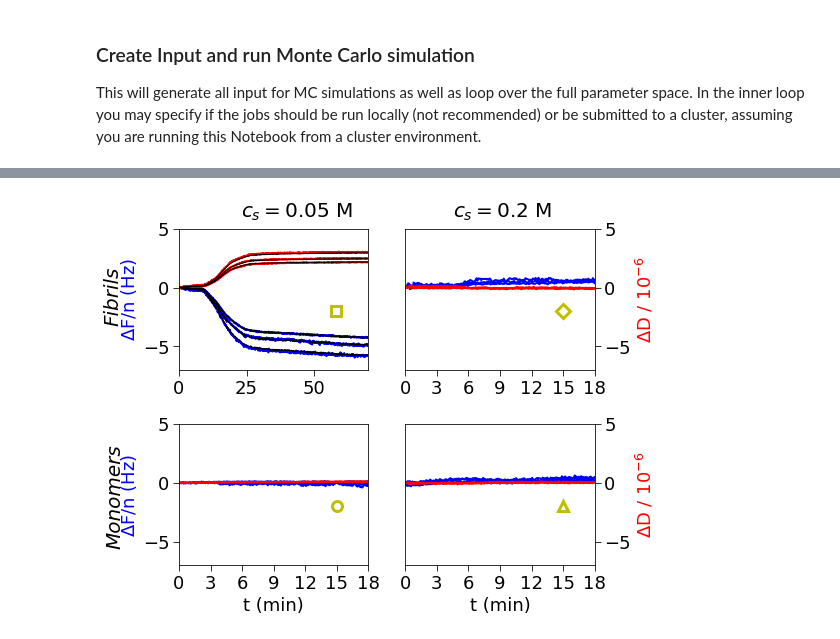
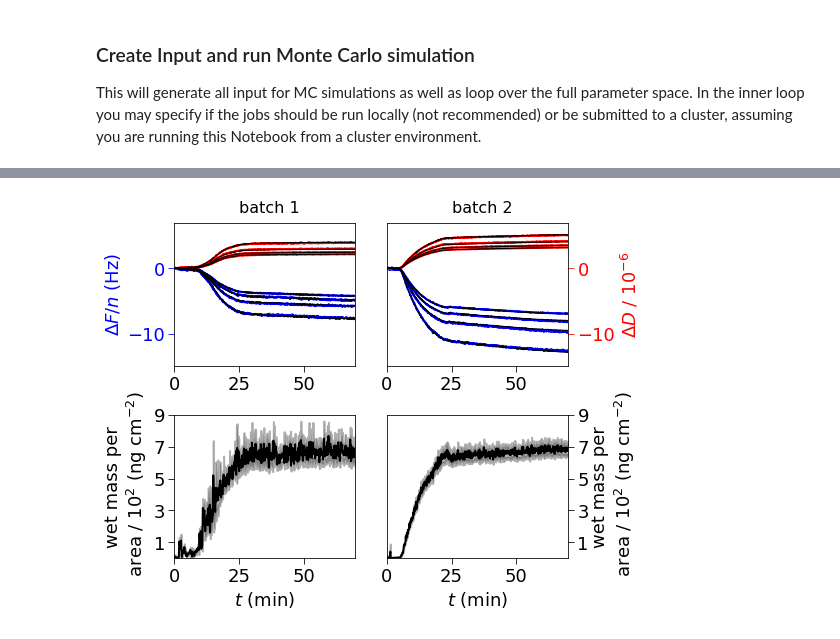
Before and after one commit to mlund/SI-surfacefibrils, a Jupyter notebook: notebook.ipynb, the cells around one changed output, grey strips where cells are left out. Drawn from its saved outputs; the diff is of its cells as text; code cells hidden in the pictures.

```diff
--- a/notebook.ipynb
+++ b/notebook.ipynb
@@ -940,62 +1350,67 @@ Dslb = np.loadtxt('exp/slb.dat',comments={'T'},usecols=(0,2,4,6,8,10))
 # %%
-plt.rcParams.update({'font.size': 18, 'figure.figsize': [8.0, 6],
-                     'xtick.minor.size':3, 'xtick.major.size':6, 'ytick.minor.size':3, 'ytick.major.size':6})
+plt.rcParams.update({'font.size': 18, 'figure.figsize': [8.0, 6.0]})
 f = plt.figure()
 
 xticks = np.arange(0,19,3)
 
-# 50 mM fibrils
+# 50 mM fibrils, batch 1
 ax = f.add_subplot(221)
-plt.ylim(-7,5)
-ax.text(-28,0.5,'Fibrils',rotation=90,fontsize=20, style='italic')
-ax.text(23,6,'$c_s = 0.05$ M',fontsize=20)
+plt.ylim(-15,7)
+ax.text(25,8.5,'batch 1',fontsize=16)
 plt.xlim(0,70)
-plt.ylabel("$\Delta$F/n (Hz)",color='blue')
-plt.plot(F50fib[:,0]/60,F50fib[:,2:],color='blue', lw=2)
-plt.plot(D50fib[:,0]/60,D50fib[:,2:],color='red', lw=2)
-plt.plot(Fit50fib[:,0]/60,Fit50fib[:,3:],color='black', lw=1)
-plt.plot( [58], [-2], 's', ms=10, mew=3, mec='y', mfc='None')
+plt.ylabel("$\Delta F/n$ (Hz)",color='blue')
+ax.tick_params(axis='y',colors='b')
+plt.plot(F50fib[1:,0]/60,F50fib[1:,1:],color='blue', lw=2)
+plt.plot(D50fib[1:,0]/60,D50fib[1:,1:],color='red', lw=2)
+plt.plot(Fit50fib[1:,0]/60,Fit50fib[1:,1:],color='black', lw=1)
 
-# 200 mM fibrils
+# 50 mM fibrils, batch 2
 ax = f.add_subplot(222)
-plt.xticks(xticks)
-ax.text(4.5,6,'$c_s = 0.2$ M',fontsize=20)
+ax.text(25,8.5,'batch 2',fontsize=16)
 ax.yaxis.tick_right()
-plt.ylim(-7,5)
-plt.xlim(0,18)
-plt.ylabel("$\Delta$D / 10$^{-6}$",color='red')
+ax.tick_params(axis='y',colors='r')
+plt.ylim(-15,7)
+plt.xlim(0,70)
+plt.ylabel("$\Delta D$ / 10$^{-6}$",color='red')
 ax.yaxis.set_label_position("right")
-plt.plot(F200fib[:,0]/60,F200fib[:,1:],color='blue', lw=2)
-plt.plot(D200fib[:,0]/60,D200fib[:,1:],color='red', lw=2)
-plt.plot( [15], [-2], 'D', ms=10, mew=3, mec='y', mfc='None')
+plt.plot(F50fib2[1:,0]/60,F50fib2[1:,1:],color='blue', lw=2)
+plt.plot(D50fib2[1:,0]/60,D50fib2[1:,1:],color='red', lw=2)
+plt.plot(Fit50fib2[1:,0]/60,Fit50fib2[1:,1:],color='black', lw=1)
 
-# 50 mM monomers
+# mass per area, batch 1
 ax = f.add_subplot(223)
-plt.xticks(xticks)
-ax.text(-7,2,'Monomers',rotation=90,fontsize=20, style='italic')
-plt.ylim(-7,5)
-plt.xlim(0,18)
-plt.ylabel("$\Delta$F/n (Hz)",color='blue')
-plt.xlabel("t (min)")
-plt.plot(F50mon[:,0]/60,F50mon[:,1:],color='blue', lw=2)
-plt.plot(D50mon[:,0]/60,D50mon[:,1:],color='red', lw=2)
-plt.plot( [15], [-2], 'o', ms=10, mew=3, mec='y', mfc='None')
+plt.yticks(np.arange(1,10,2))
+plt.ylim(0,9)
+plt.xlim(0,70)
+plt.ylabel("wet mass per\n area / 10$^2$ (ng cm$^{-2}$)",color='k')
+plt.xlabel("$t$ (min)")
+plt.plot(mass50fib[:,0]/60,
+          mass50fib[:,1:].mean(axis=1),color='k',lw=2)
+plt.fill_between(mass50fib[:,0]/60,
+          mass50fib[:,1:].mean(axis=1)
+        + mass50fib[:,1:].std(axis=1),
+          mass50fib[:,1:].mean(axis=1)
+        - mass50fib[:,1:].std(axis=1),color='k',lw=2,alpha=.3)
 
-# 200 mM monomers
+# mass per area, batch 2
 ax = f.add_subplot(224)
-plt.xticks(xticks)
+plt.yticks(np.arange(1,10,2))
 ax.yaxis.tick_right()
-plt.ylim(-7,5)
-plt.xlim(0,18)
-plt.ylabel("$\Delta$D / 10$^{-6}$",color='red')
+plt.ylim(0,9)
+plt.xlim(0,70)
+plt.ylabel("wet mass per\n area / 10$^2$ (ng cm$^{-2}$)",color='k')
+plt.xlabel("$t$ (min)")
 ax.yaxis.set_label_position("right")
-plt.xlabel("t (min)")
-plt.plot(F200mon[:,0]/60,F200mon[:,1:],color='blue', lw=2)
-plt.plot(D200mon[:,0]/60,D200mon[:,1:],color='red', lw=2)
-plt.plot( [15], [-2], '^', ms=10, mew=3, mec='y', mfc='None')
+plt.plot(mass50fib2[:,0]/60,
+          mass50fib2[:,1:].mean(axis=1),color='k',lw=2)
+plt.fill_between(mass50fib2[:,0]/60,
+          mass50fib2[:,1:].mean(axis=1)
+        + mass50fib2[:,1:].std(axis=1),
+          mass50fib2[:,1:].mean(axis=1)
+        - mass50fib2[:,1:].std(axis=1),color='k',lw=2,alpha=.3)
 
-f.tight_layout()
-f.savefig('fig4.eps', bbox_inches='tight', pad_inches=0.3)
+f.tight_layout(h_pad=0)
+f.savefig('fig3_SI.pdf', bbox_inches='tight', pad_inches=0.3)
 plt.show()
 # %% [output]
-[figure, old version]
+[figure, new version]
```
Also changed, not shown: parts of 85 cells of this notebook, 40 other files.
